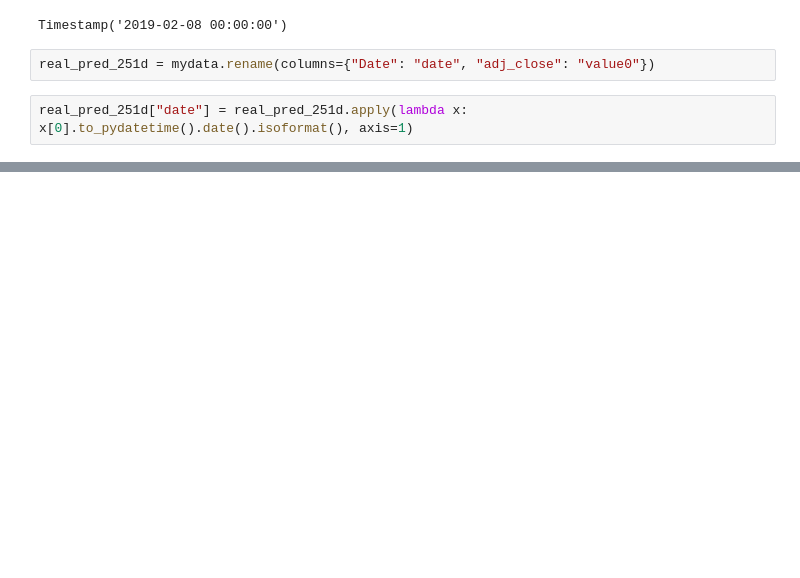
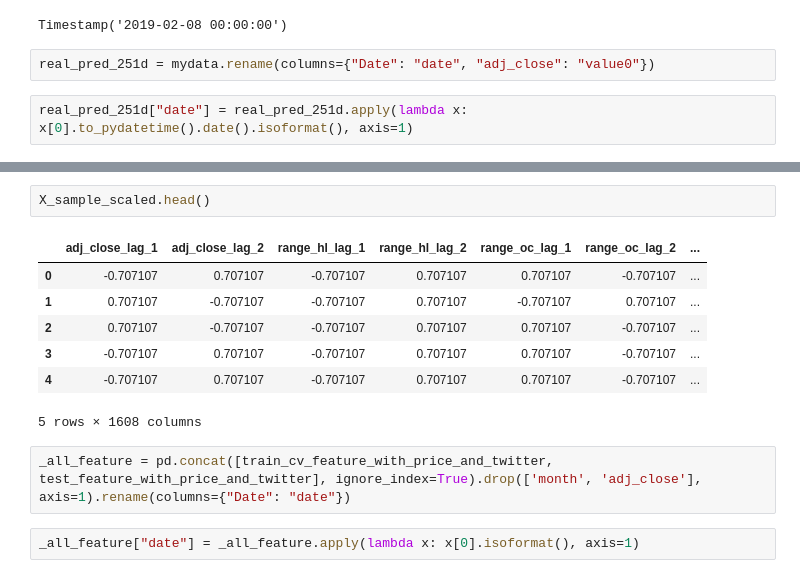
Before and after one commit to frostace/prism, a Jupyter notebook: 4. XGBoost for Regression.ipynb, the cells around one changed output, grey strips where cells are left out. Drawn from its saved outputs; the diff is of its cells as text; blank space fills up the shorter version.

```diff
--- a/4. XGBoost for Regression.ipynb
+++ b/4. XGBoost for Regression.ipynb
@@ -1436,0 +1451,14 @@ real_pred_251d
+# %%
+X_sample_scaled.head()
+# %% [output]
+|  | adj_close_lag_1 | adj_close_lag_2 | range_hl_lag_1 | range_hl_lag_2 | range_oc_lag_1 | range_oc_lag_2 | ... |
+| 0 | -0.707107 | 0.707107 | -0.707107 | 0.707107 | 0.707107 | -0.707107 | ... |
+| 1 | 0.707107 | -0.707107 | -0.707107 | 0.707107 | -0.707107 | 0.707107 | ... |
+| 2 | 0.707107 | -0.707107 | -0.707107 | 0.707107 | 0.707107 | -0.707107 | ... |
+| 3 | -0.707107 | 0.707107 | -0.707107 | 0.707107 | 0.707107 | -0.707107 | ... |
+| 4 | -0.707107 | 0.707107 | -0.707107 | 0.707107 | 0.707107 | -0.707107 | ... |
+5 rows × 1608 columns
+# %%
+_all_feature = pd.concat([train_cv_feature_with_price_and_twitter, test_feature_with_price_and_twitter], ignore_index=True).drop(['month', 'adj_close'], axis=1).rename(columns={"Date": "date"})
+# %%
+_all_feature["date"] = _all_feature.apply(lambda x: x[0].isoformat(), axis=1)
```
Also changed, not shown: parts of 15 cells of this notebook, 4 other files.
